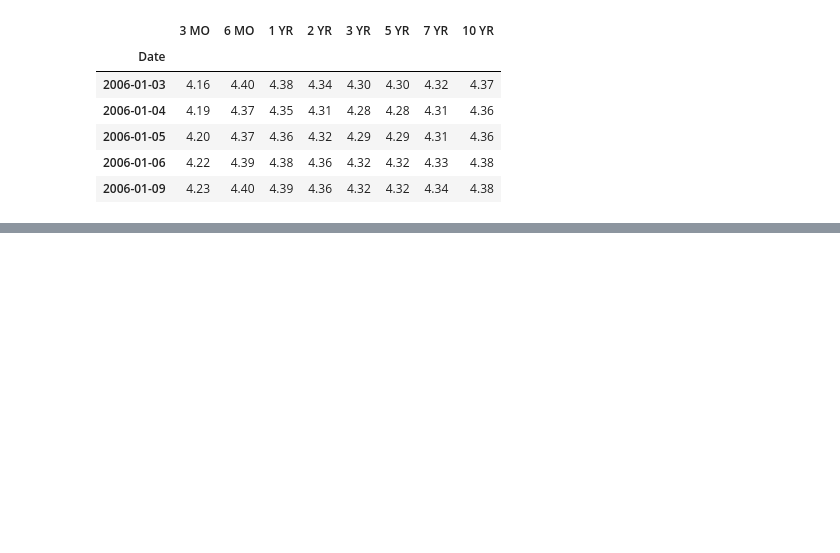
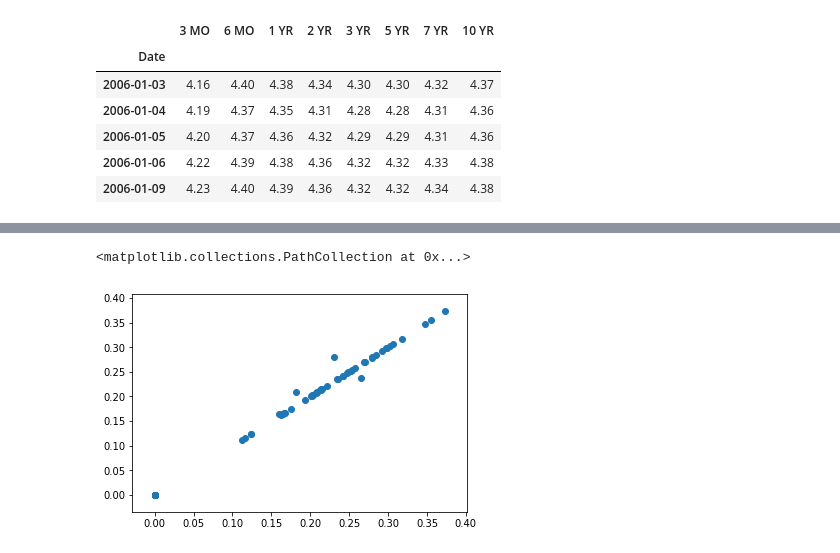
Before and after one commit to davidjsmith44/NLP-Fed-Speeches, a Jupyter notebook: src/test_pickle_import.ipynb, the cells around one changed output, grey strips where cells are left out. Drawn from its saved outputs; the diff is of its cells as text; code cells hidden in the pictures; blank space fills up the shorter version.

Commit message:
fixed date problem

```diff
--- a/src/test_pickle_import.ipynb
+++ b/src/test_pickle_import.ipynb
@@ -95,0 +167,4 @@ df.head()
+# %%
+X_zeros['cos_sim'] = 0
+X_zeros['cos_avg'] = 0
+X_zeros.head()
@@ -95,0 +179,4 @@ df.head()
+# %%
+i = 0
+this_date = ts_dates[i]
+this_date
@@ -95,0 +187,2 @@ df.head()
+# %%
+X_zeros['cos_sim'].loc[this_date] = cos_last[i]
@@ -95,0 +202,4 @@ df.head()
+# %%
+for i in range(len(ts_dates)):
+    X_zeros['cos_sim'].loc[ts_dates[i]] = cos_last[i]
+    X_zeros['cos_avg'].loc[ts_dates[i]] = cos_avg_n[i]
@@ -95,0 +252,5 @@ df.head()
+# %%
+plt.scatter(X_zeros['cos_sim'], X_zeros['cos_avg'])
+# %% [output]
+<matplotlib.collections.PathCollection at 0x...>
+[figure, added]
```
Also changed, not shown: parts of 20 cells of this notebook, 10 other files.
